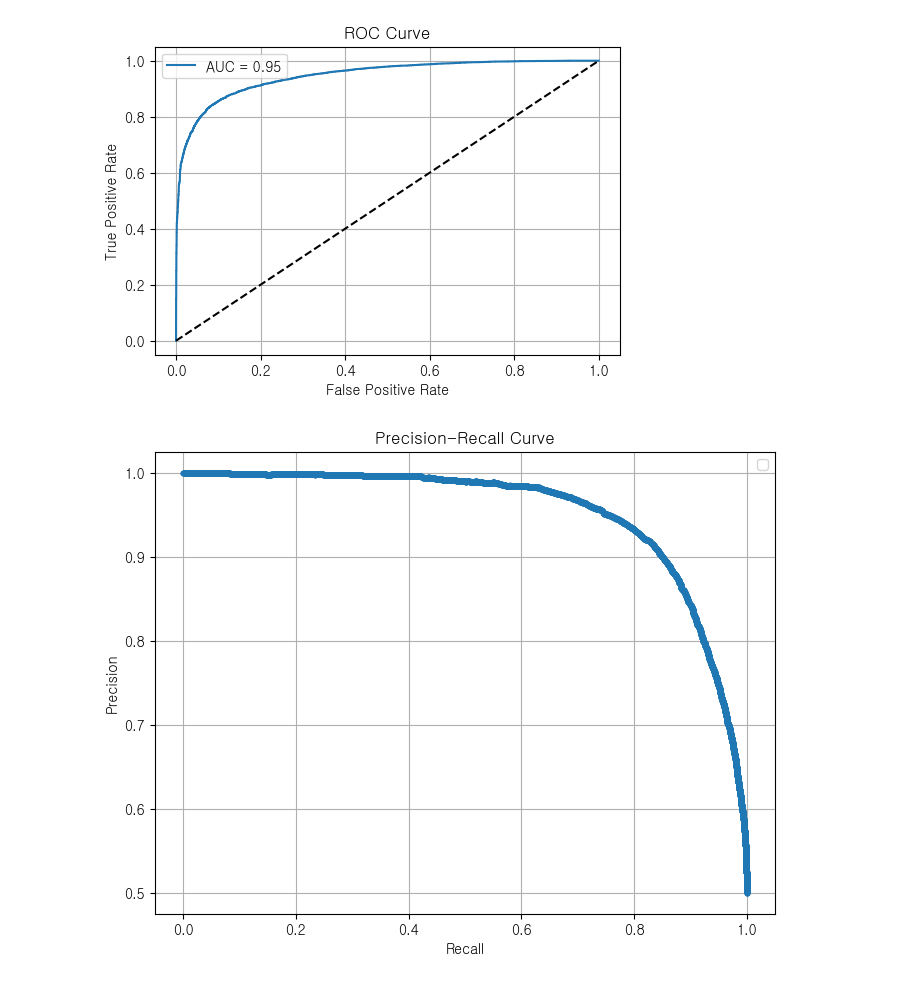
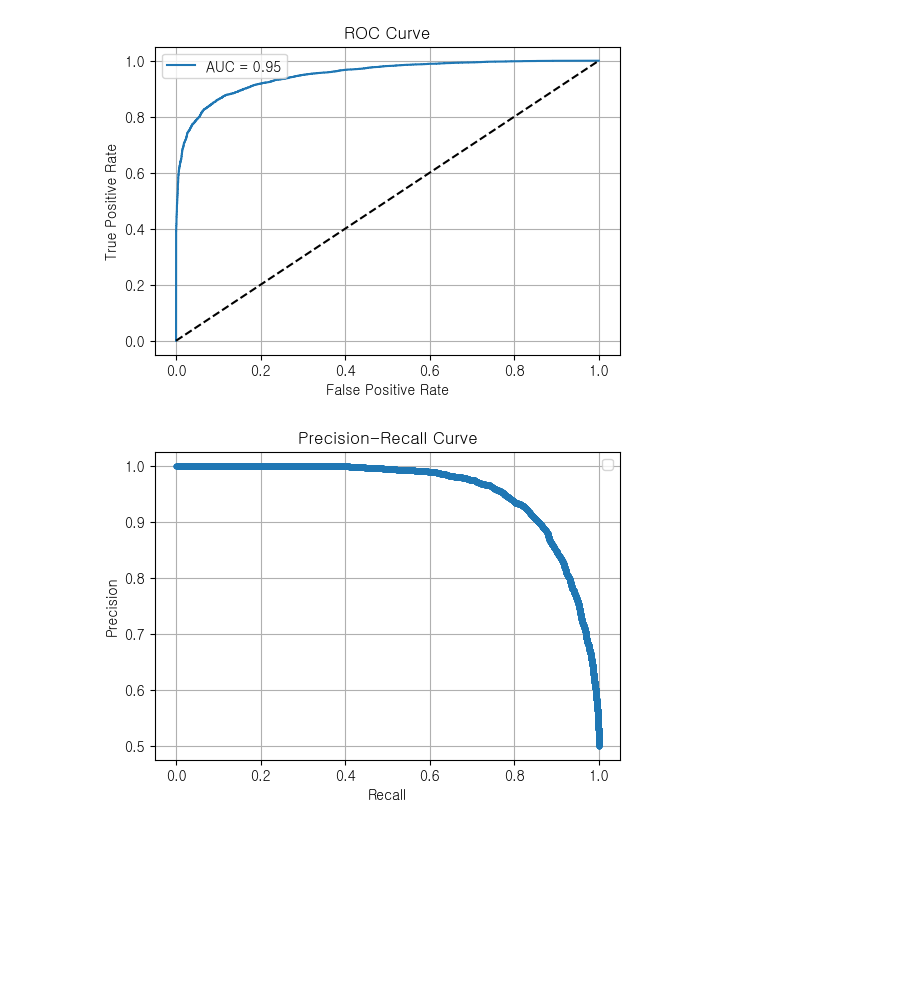
Before and after one commit to SKNetworks-AI19-250818/SKN19_2nd_1team, a Jupyter notebook: model/catboost/CatBoost_Classification_optuna.ipynb, the cells around one changed output. Drawn from its saved outputs; the diff is of its cells as text; code cells hidden in the pictures; blank space fills up the shorter version.

Commit message:
CatBoost 하이퍼파라미터 튜닝 결과

```diff
--- a/model/catboost/CatBoost_Classification_optuna.ipynb
+++ b/model/catboost/CatBoost_Classification_optuna.ipynb
@@ -174,8 +174,20 @@ Val label distribution: (array([0, 1]), array([4825, 4824]))
 평균 정확도: 0.8794
 # %%
 # 최종 결과 확인
+from catboost import CatBoostClassifier
 from sklearn.metrics import accuracy_score, precision_score, recall_score, f1_score, roc_auc_score
 from sklearn.metrics import classification_report, confusion_matrix
+
+# 최적의 하이퍼파라미터
+best_params = {
+    'depth': 10,
+    'learning_rate': 0.06999999999999999,
+    'iterations': 800,
+    'l2_leaf_reg': 6,
+    'bagging_temperature': 2,
+    'random_strength': 10,
+    'border_count': 64
+}
 
 # 최종 모델 생성
 final_model = CatBoostClassifier(**best_params)
@@ -236,7 +248,7 @@ plt.show()
 from sklearn.metrics import roc_curve, roc_auc_score
 
 # 예측 확률
-y_probs = model.predict_proba(X_test)[:, 1]
+y_probs = final_model.predict_proba(X_test)[:, 1]
 
 # ROC 커브
 fpr, tpr, thresholds = roc_curve(y_test, y_probs)
@@ -257,16 +269,16 @@ plt.show()
 # %%
 # PR Curve
 from sklearn.metrics import precision_recall_curve
 
 precision, recall, thresholds = precision_recall_curve(y_test, y_probs)
 
-plt.figure(figsize=(8, 6))
+plt.figure(figsize=(6, 4))
 plt.plot(recall, precision, marker='.')
 plt.xlabel('Recall')
 plt.ylabel('Precision')
 plt.title('Precision-Recall Curve')
 plt.legend()
 plt.grid(True)
 plt.show()
 # %% [output]
-[figure, old version]
+[figure, new version]
```
Also changed, not shown: parts of 2 cells of this notebook, 3 other files.
